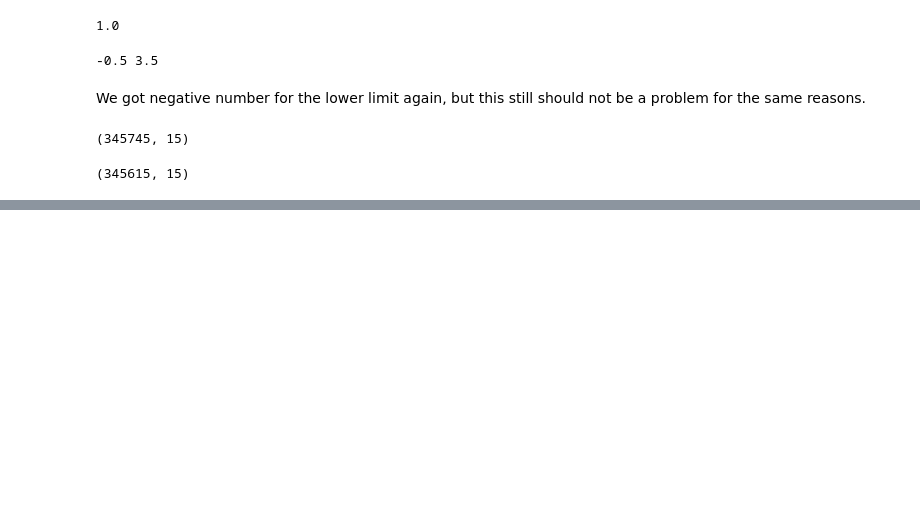
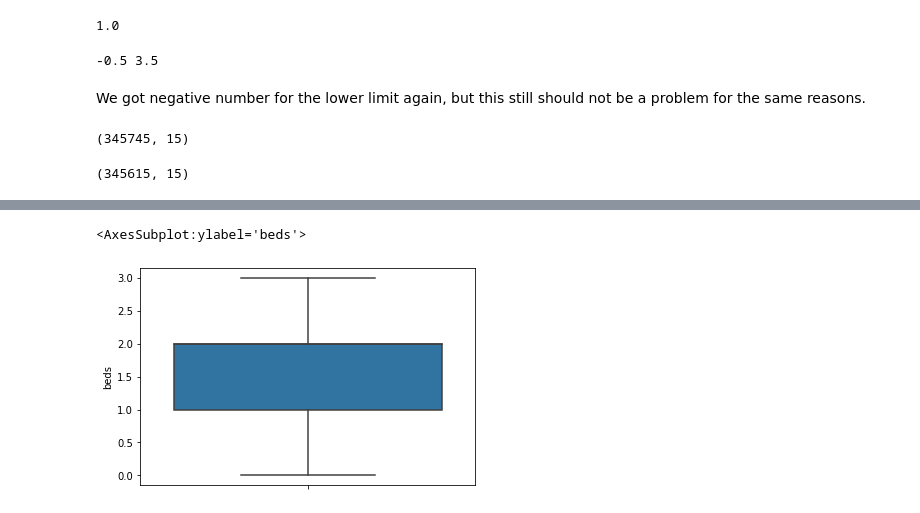
Before and after one commit to moferg/usa-housing-analysis, a Jupyter notebook: usa_housing_analysis.ipynb, the cells around one changed output, grey strips where cells are left out. Cells and saved outputs as stored; diff of their text form; code cells hidden in the pictures; blank space fills up the shorter version.

Commit message:
created boxplots and histograms for beds and baths data

```diff
--- a/usa_housing_analysis.ipynb
+++ b/usa_housing_analysis.ipynb
@@ -363,0 +362,5 @@ df_no_outliers.describe()
+# %%
+sns.boxplot(y=df_no_outliers.beds)
+# %% [output]
+<AxesSubplot:ylabel='beds'>
+[figure, added]
```
Also changed, not shown: parts of 6 cells of this notebook.
